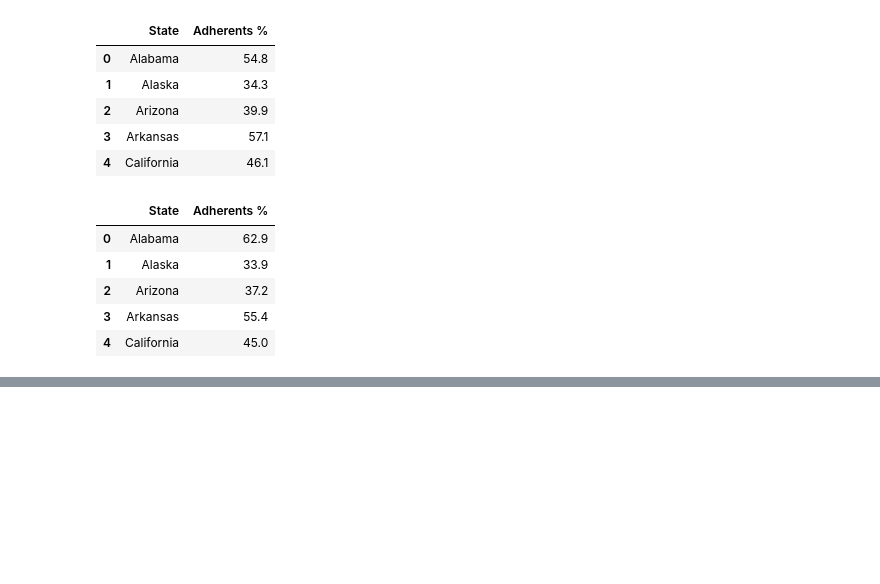
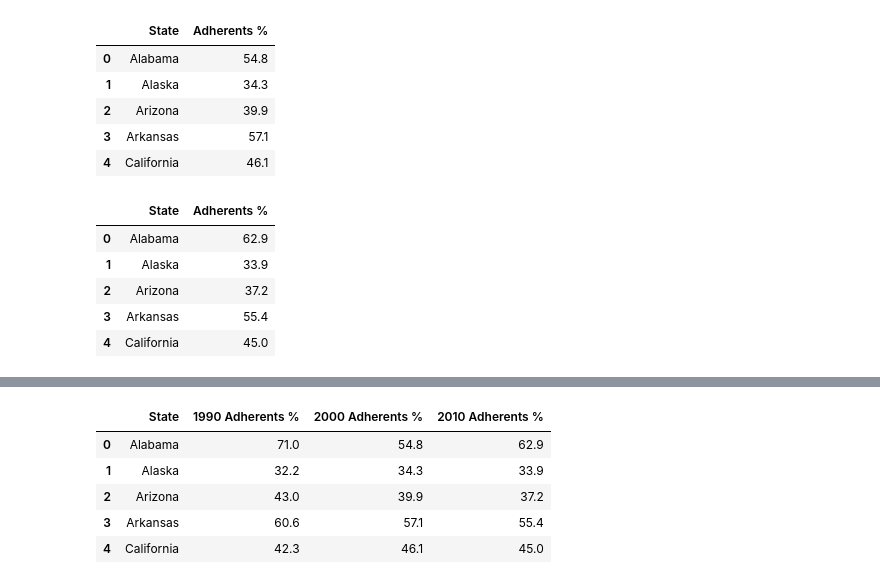
Before and after one commit to silentstar29/ETL-Project, a Jupyter notebook: Cleaned Data Tables.ipynb, the cells around one changed output, grey strips where cells are left out. Drawn from its saved outputs; the diff is of its cells as text; code cells hidden in the pictures; blank space fills up the shorter version.

```diff
--- a/Cleaned Data Tables.ipynb
+++ b/Cleaned Data Tables.ipynb
@@ -10,6 +10,6 @@ Rel2010csv = "Religion-2010.csv"
 # %%
-MR_df = pd.read_csv(MRcsv, encoding="ISO-8859-1")
-Rel1990_df = pd.read_csv(Rel1990csv, encoding="ISO-8859-1")
-Rel2000_df = pd.read_csv(Rel2000csv, encoding="ISO-8859-1")
-Rel2010_df = pd.read_csv(Rel2010csv, encoding="ISO-8859-1")
+mr_df = pd.read_csv(mrcsv, encoding="ISO-8859-1")
+rel1990_df = pd.read_csv(rel1990csv, encoding="ISO-8859-1")
+rel2000_df = pd.read_csv(rel2000csv, encoding="ISO-8859-1")
+rel2010_df = pd.read_csv(rel2010csv, encoding="ISO-8859-1")
 # %%
@@ -56,0 +90,11 @@ Rel2010_df_2.head()
+# %%
+# Merge 1990 with 2000/2010 dataframes
+rel_1990_2010 = pd.merge(rel1990_df_2, rel_2000_2010, on="State")
+rel_1990_2010.head()
+# %% [output]
+|  | State | 1990 Adherents % | 2000 Adherents % | 2010 Adherents % |
+| 0 | Alabama | 71.0 | 54.8 | 62.9 |
+| 1 | Alaska | 32.2 | 34.3 | 33.9 |
+| 2 | Arizona | 43.0 | 39.9 | 37.2 |
+| 3 | Arkansas | 60.6 | 57.1 | 55.4 |
+| 4 | California | 42.3 | 46.1 | 45.0 |
```
Also changed, not shown: parts of 15 cells of this notebook.
